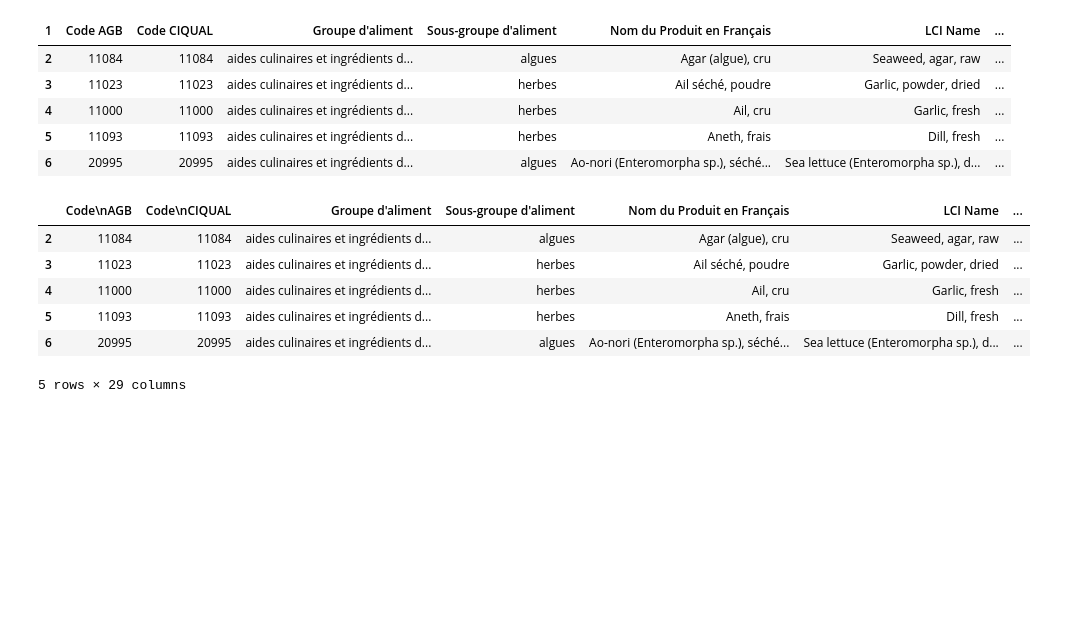
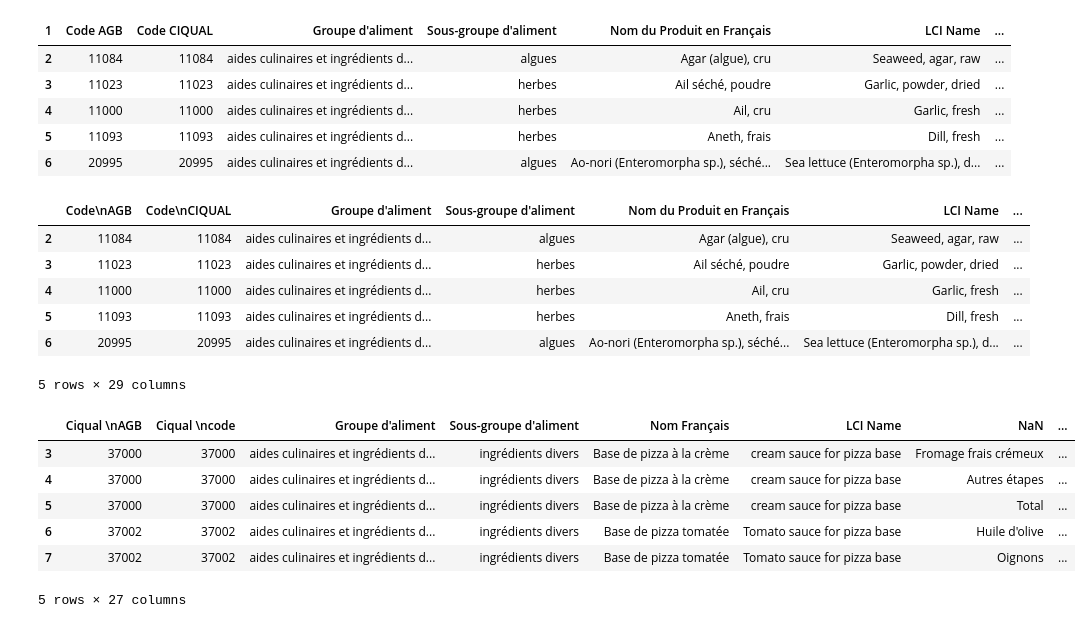
Before and after one commit to Anwen11/projet-python, a Jupyter notebook: nettoyage_des_donnees.ipynb, the cells around one changed output. Drawn from its saved outputs; the diff is of its cells as text; code cells hidden in the pictures; blank space fills up the shorter version.

Commit message:
finition du nettoyage des colonnes de toutes les feuilles

```diff
--- a/nettoyage_des_donnees.ipynb
+++ b/nettoyage_des_donnees.ipynb
@@ -13,5 +13,5 @@ dfdetail_etape = pandas.read_excel("data/AGRIBALYSE3.1_produits alimentaires_2.x
 # %%
-dfdetail_ingredient = pandas.read_excel("data/AGRIBALYSE3.1_produits alimentaires_2.xlsm", "Detail ingredient")
+dfdetail_ingredient = pd.read_excel("data/AGRIBALYSE3.1_produits alimentaires_2.xlsm", "Detail ingredient")
 # %% [markdown]
 ## Nettoyage des noms des colonnes
 # %% [markdown]
@@ -68,3 +68,8 @@ Unnamed: 19
 Unnamed: 20                                                                                                                                                           Consommation
 Unnamed: 21                                                                                                                                                                  Total
 Name: 1, dtype: object
+# %%
+colonnes_detail_ingredient1 = dfdetail_ingredient.iloc[2][0:6]
+colonnes_detail_ingredient2 = dfdetail_ingredient.iloc[1][6:]
+colonnes_detail_ingredient = pd.concat([colonnes_detail_ingredient1, colonnes_detail_ingredient2], axis=0)
+list(colonnes_detail_ingredient)
@@ -74,6 +97,8 @@ Name: 1, dtype: object
 dfsynthese.drop([0,1], axis=0, inplace=True)
 # %%
 dfdetail_etape.drop([0,1], axis=0, inplace=True)
+# %%
+dfdetail_ingredient.drop([0,1,2], axis=0, inplace=True)
 # %% [markdown]
 ### Mettre le nouveau nom des colonnes
 # %%
@@ -98,3 +123,14 @@ dfsynthese.head()
 | 5 | 11093 | 11093 | aides culinaires et ingrédients d... | herbes | Aneth, frais | Dill, fresh | ... |
 | 6 | 20995 | 20995 | aides culinaires et ingrédients d... | algues | Ao-nori (Enteromorpha sp.), séché... | Sea lettuce (Enteromorpha sp.), d... | ... |
 5 rows × 29 columns
+# %%
+dfdetail_ingredient.columns = colonnes_detail_ingredient
+dfdetail_ingredient.head()
+# %% [output]
+|  | Ciqual \nAGB | Ciqual \ncode | Groupe d'aliment | Sous-groupe d'aliment | Nom Français | LCI Name | NaN | ... |
+| 3 | 37000 | 37000 | aides culinaires et ingrédients d... | ingrédients divers | Base de pizza à la crème | cream sauce for pizza base | Fromage frais crémeux | ... |
+| 4 | 37000 | 37000 | aides culinaires et ingrédients d... | ingrédients divers | Base de pizza à la crème | cream sauce for pizza base | Autres étapes | ... |
+| 5 | 37000 | 37000 | aides culinaires et ingrédients d... | ingrédients divers | Base de pizza à la crème | cream sauce for pizza base | Total | ... |
+| 6 | 37002 | 37002 | aides culinaires et ingrédients d... | ingrédients divers | Base de pizza tomatée | Tomato sauce for pizza base | Huile d'olive | ... |
+| 7 | 37002 | 37002 | aides culinaires et ingrédients d... | ingrédients divers | Base de pizza tomatée | Tomato sauce for pizza base | Oignons | ... |
+5 rows × 27 columns
```
Also changed, not shown: parts of 3 cells of this notebook.
